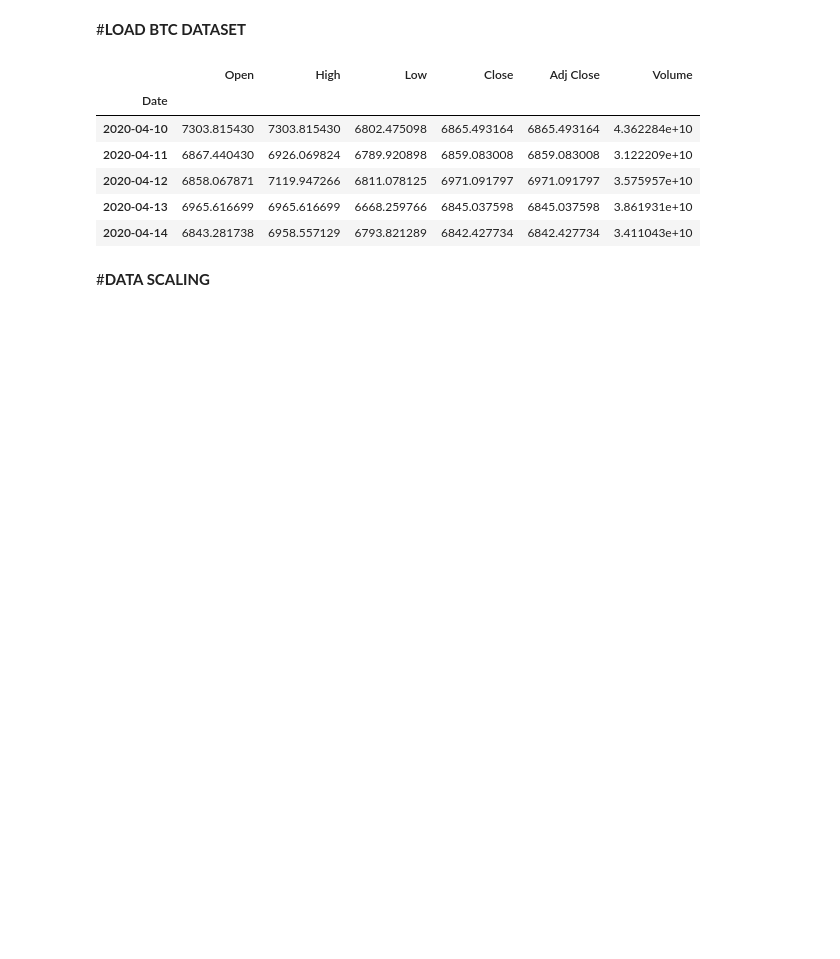
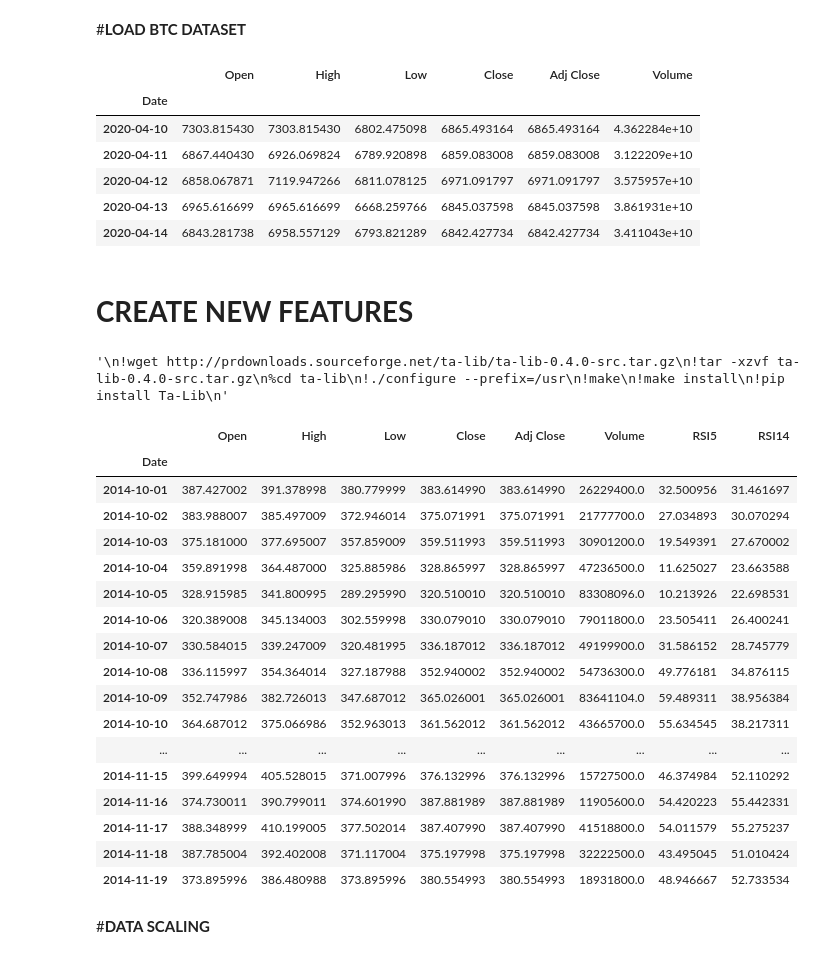
Before and after one commit to miguelperosanz/Sentiment_analysis, a Jupyter notebook: AwesomeNetwork.ipynb, the cells around one changed output. Saved outputs shown, nothing was run; the diff lists cells and outputs as text; code cells hidden in the pictures; blank space fills up the shorter version.

```diff
--- a/AwesomeNetwork.ipynb
+++ b/AwesomeNetwork.ipynb
@@ -24,6 +28,45 @@ data.tail()
 | 2020-04-12 | 6858.067871 | 7119.947266 | 6811.078125 | 6971.091797 | 6971.091797 | 3.575957e+10 |
 | 2020-04-13 | 6965.616699 | 6965.616699 | 6668.259766 | 6845.037598 | 6845.037598 | 3.861931e+10 |
 | 2020-04-14 | 6843.281738 | 6958.557129 | 6793.821289 | 6842.427734 | 6842.427734 | 3.411043e+10 |
+# %% [markdown]
+# **CREATE NEW FEATURES**
+# %%
+'''
+!wget http://prdownloads.sourceforge.net/ta-lib/ta-lib-0.4.0-src.tar.gz
+!tar -xzvf ta-lib-0.4.0-src.tar.gz
+%cd ta-lib
+!./configure --prefix=/usr
+!make
+!make install
+!pip install Ta-Lib
+'''
+# %% [output]
+'\n!wget http://prdownloads.sourceforge.net/ta-lib/ta-lib-0.4.0-src.tar.gz\n!tar -xzvf ta-lib-0.4.0-src.tar.gz\n%cd ta-lib\n!./configure --prefix=/usr\n!make\n!make install\n!pip install Ta-Lib\n'
+# %%
+import talib as ta
+data['RSI5'] = ta.RSI(data['Close'], timeperiod=5)
+data['RSI14'] = ta.RSI(data['Close'], timeperiod=14)
+data.dropna(inplace=True)
+data.head(50)
+# %% [output]
+|  | Open | High | Low | Close | Adj Close | Volume | RSI5 | RSI14 |
+| Date |  |  |  |  |  |  |  |  |
+| 2014-10-01 | 387.427002 | 391.378998 | 380.779999 | 383.614990 | 383.614990 | 26229400.0 | 32.500956 | 31.461697 |
+| 2014-10-02 | 383.988007 | 385.497009 | 372.946014 | 375.071991 | 375.071991 | 21777700.0 | 27.034893 | 30.070294 |
+| 2014-10-03 | 375.181000 | 377.695007 | 357.859009 | 359.511993 | 359.511993 | 30901200.0 | 19.549391 | 27.670002 |
+| 2014-10-04 | 359.891998 | 364.487000 | 325.885986 | 328.865997 | 328.865997 | 47236500.0 | 11.625027 | 23.663588 |
+| 2014-10-05 | 328.915985 | 341.800995 | 289.295990 | 320.510010 | 320.510010 | 83308096.0 | 10.213926 | 22.698531 |
+| 2014-10-06 | 320.389008 | 345.134003 | 302.559998 | 330.079010 | 330.079010 | 79011800.0 | 23.505411 | 26.400241 |
+| 2014-10-07 | 330.584015 | 339.247009 | 320.481995 | 336.187012 | 336.187012 | 49199900.0 | 31.586152 | 28.745779 |
+| 2014-10-08 | 336.115997 | 354.364014 | 327.187988 | 352.940002 | 352.940002 | 54736300.0 | 49.776181 | 34.876115 |
+| 2014-10-09 | 352.747986 | 382.726013 | 347.687012 | 365.026001 | 365.026001 | 83641104.0 | 59.489311 | 38.956384 |
+| 2014-10-10 | 364.687012 | 375.066986 | 352.963013 | 361.562012 | 361.562012 | 43665700.0 | 55.634545 | 38.217311 |
+| ... | ... | ... | ... | ... | ... | ... | ... | ... |
+| 2014-11-15 | 399.649994 | 405.528015 | 371.007996 | 376.132996 | 376.132996 | 15727500.0 | 46.374984 | 52.110292 |
+| 2014-11-16 | 374.730011 | 390.799011 | 374.601990 | 387.881989 | 387.881989 | 11905600.0 | 54.420223 | 55.442331 |
+| 2014-11-17 | 388.348999 | 410.199005 | 377.502014 | 387.407990 | 387.407990 | 41518800.0 | 54.011579 | 55.275237 |
+| 2014-11-18 | 387.785004 | 392.402008 | 371.117004 | 375.197998 | 375.197998 | 32222500.0 | 43.495045 | 51.010424 |
+| 2014-11-19 | 373.895996 | 386.480988 | 373.895996 | 380.554993 | 380.554993 | 18931800.0 | 48.946667 | 52.733534 |
 # %% [markdown]
 #**DATA SCALING**
 # %%
```
Also changed, not shown: parts of 16 cells of this notebook, 1 other file.
